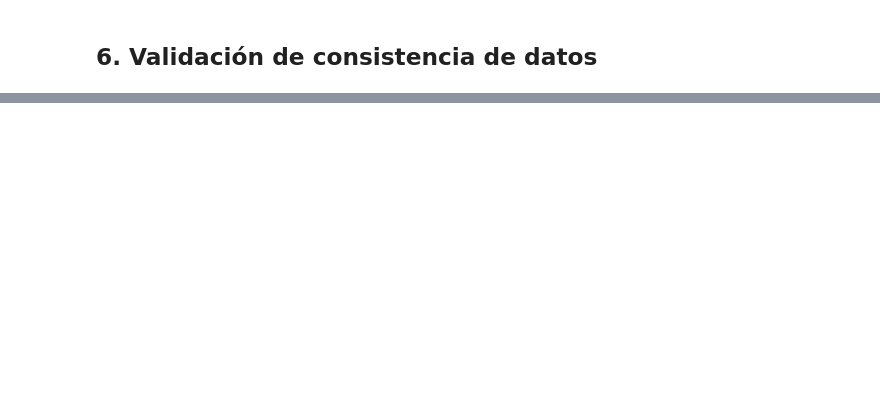
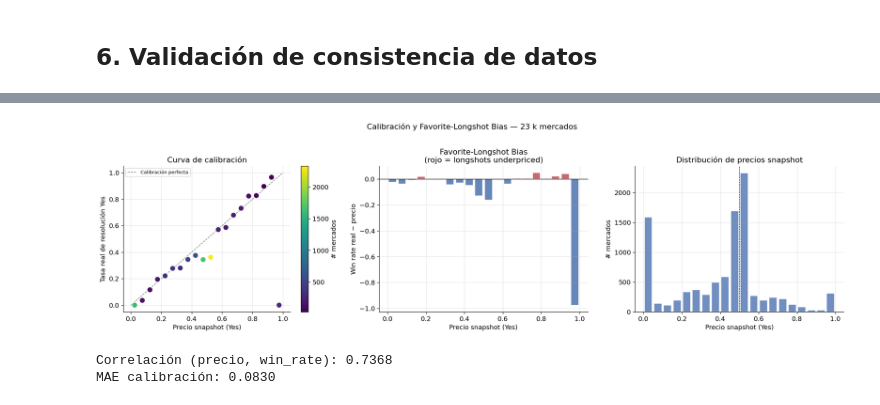
Before and after one commit to Nike2004A/proyecto_polymarket, a Jupyter notebook: notebooks/01_data_exploration.ipynb, the cells around one changed output, grey strips where cells are left out. Saved outputs shown, nothing was run; the diff lists cells and outputs as text; code cells hidden in the pictures; blank space fills up the shorter version.

```diff
--- a/notebooks/01_data_exploration.ipynb
+++ b/notebooks/01_data_exploration.ipynb
@@ -641,0 +903,50 @@ plt.show()
+# %%
+bins_edges = np.arange(0, 1.05, 0.05)
+df_all['price_bin'] = pd.cut(df_all['snap_price'], bins=bins_edges)
+calib = df_all.groupby('price_bin', observed=True)['label'].agg(['mean', 'count']).reset_index()
+bin_centers = [(b.left + b.right) / 2 for b in calib['price_bin']]
+calib['bin_center'] = bin_centers
+
+fig, axes = plt.subplots(1, 3, figsize=(18, 5))
+
+# ── Calibration curve ──────────────────────────────────────────────────────
+ax = axes[0]
+ax.plot([0, 1], [0, 1], 'k--', alpha=0.5, lw=1, label='Calibración perfecta')
+sc = ax.scatter(calib['bin_center'], calib['mean'], c=calib['count'],
+                cmap='viridis', s=90, zorder=5, edgecolors='white')
+plt.colorbar(sc, ax=ax, label='# mercados')
+ax.set_xlabel('Precio snapshot (Yes)')
+ax.set_ylabel('Tasa real de resolución Yes')
+ax.set_title('Curva de calibración')
+ax.legend(fontsize=8)
+
+# ── Favorite-Longshot Bias ─────────────────────────────────────────────────
+ax = axes[1]
+residuals = calib['mean'] - calib['bin_center']
+colors_r = ['#C44E52' if r > 0 else '#4C72B0' for r in residuals]
+bars = ax.bar(calib['bin_center'], residuals, width=0.04,
+              color=colors_r, alpha=0.85, edgecolor='white')
+ax.axhline(0, color='k', lw=0.8)
+ax.set_xlabel('Precio snapshot (Yes)')
+ax.set_ylabel('Win rate real − precio')
+ax.set_title('Favorite-Longshot Bias\n(rojo = longshots underpriced)')
+
+# ── # mercados por bin ─────────────────────────────────────────────────────
+ax = axes[2]
+ax.bar(calib['bin_center'], calib['count'], width=0.04,
+       color=PALETTE[0], alpha=0.8, edgecolor='white')
+ax.set_xlabel('Precio snapshot (Yes)')
+ax.set_ylabel('# mercados')
+ax.set_title('Distribución de precios snapshot')
+ax.axvline(0.5, color='k', lw=0.8, linestyle='--')
+
+plt.suptitle('Calibración y Favorite-Longshot Bias — 23 k mercados', y=1.02)
+plt.tight_layout()
+plt.show()
+
+print(f"Correlación (precio, win_rate): {np.corrcoef(calib['bin_center'], calib['mean'])[0,1]:.4f}")
+print(f"MAE calibración: {(calib['mean'] - calib['bin_center']).abs().mean():.4f}")
+# %% [output]
+[figure, added]
+Correlación (precio, win_rate): 0.7368
+MAE calibración: 0.0830
```
Also changed, not shown: parts of 46 cells of this notebook, 1 other file.
